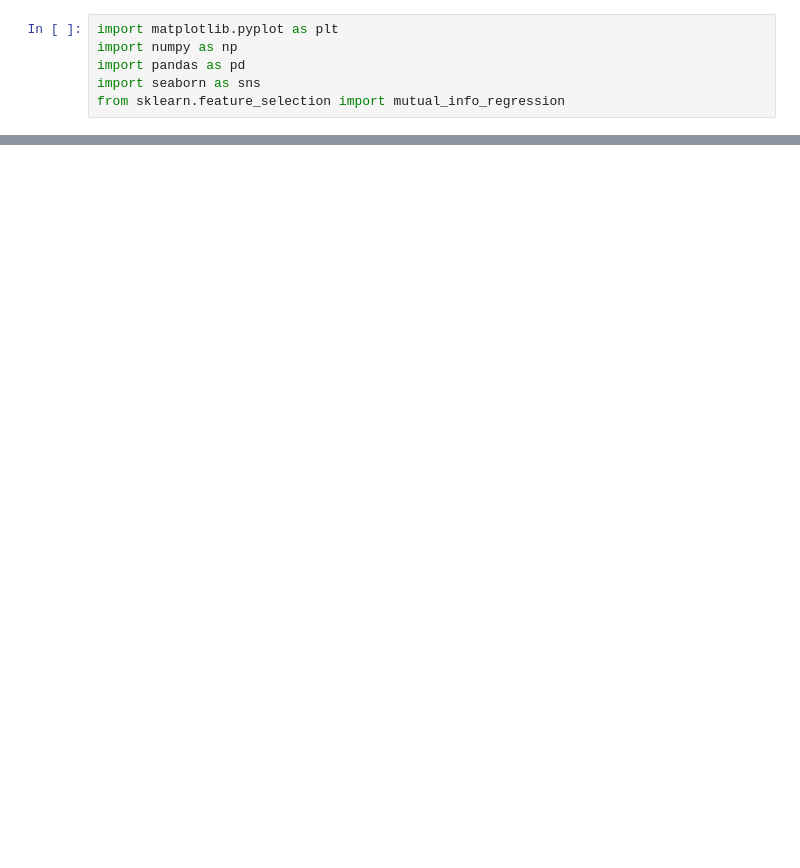
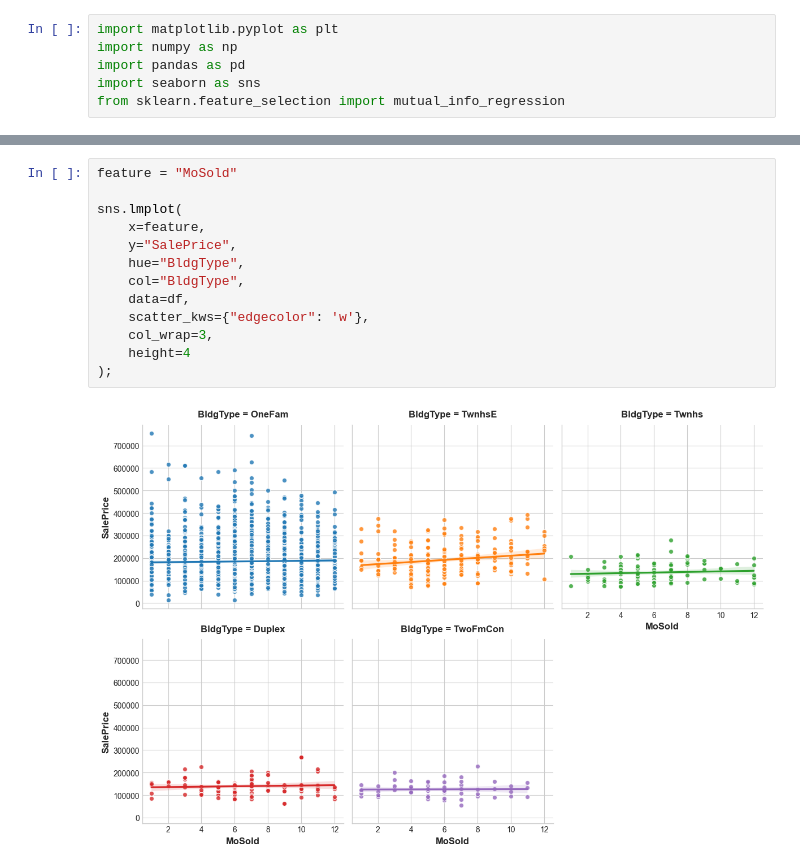
Before and after one commit to JoshuaSzenk/feature_engineering, a Jupyter notebook: feature_engineering_k2.ipynb, the cells around one changed output, grey strips where cells are left out. Drawn from its saved outputs; the diff is of its cells as text; blank space fills up the shorter version.

```diff
--- a/feature_engineering_k2.ipynb
+++ b/feature_engineering_k2.ipynb
@@ -46,0 +114,15 @@ OSError: 'seaborn-whitegrid' is not a valid package style, path of style file, U
+# %%
+feature = "MoSold"
+
+sns.lmplot(
+    x=feature,
+    y="SalePrice",
+    hue="BldgType",
+    col="BldgType",
+    data=df,
+    scatter_kws={"edgecolor": 'w'},
+    col_wrap=3,
+    height=4
+);
+# %% [output]
+[figure, added]
```
Also changed, not shown: parts of 7 cells of this notebook, 1 other file.
